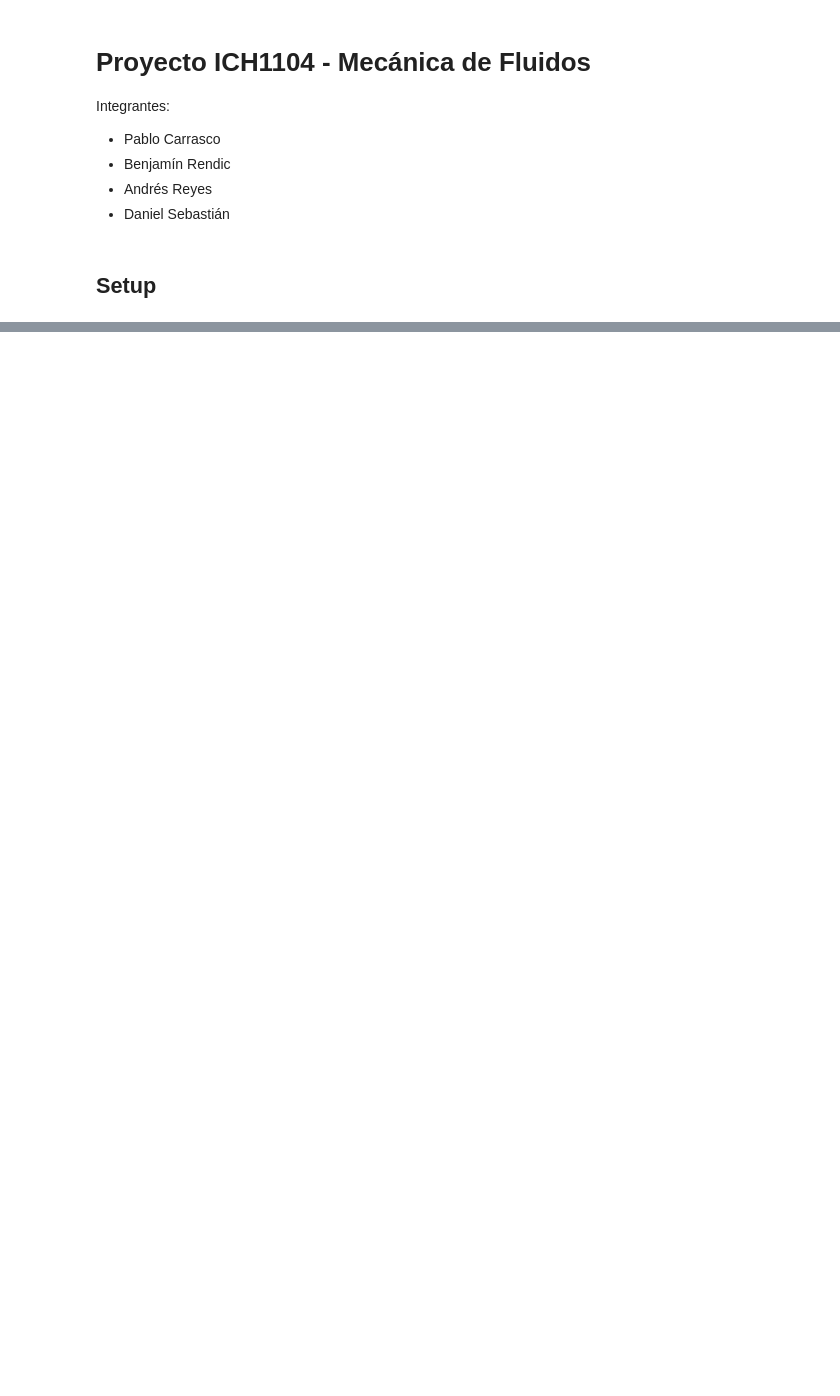
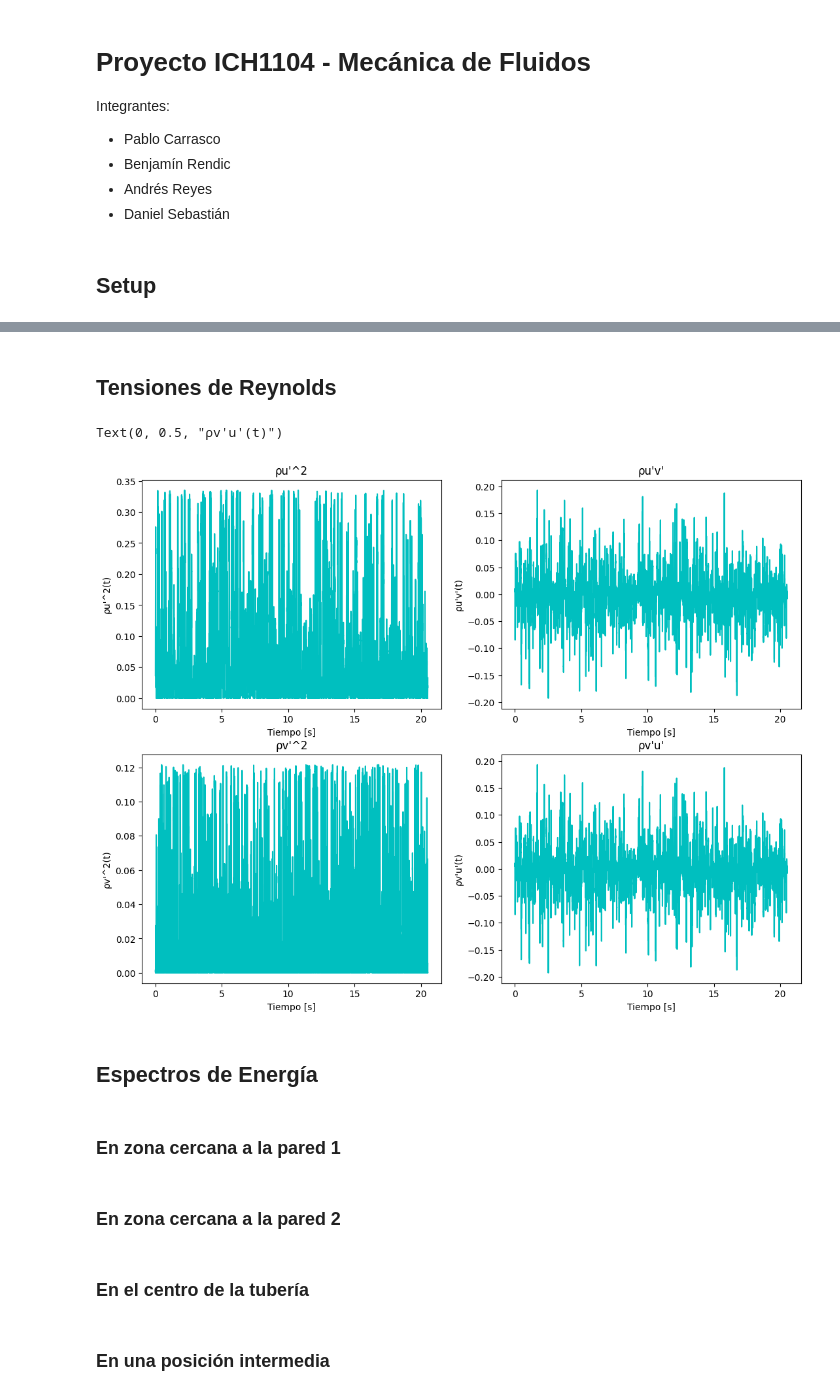
Before and after one commit to Daniel-SebastianGaete/ProyectoFluidos, a Jupyter notebook: main.ipynb, the cells around one changed output, grey strips where cells are left out. Drawn from its saved outputs; the diff is of its cells as text; code cells hidden in the pictures; blank space fills up the shorter version.

```diff
--- a/main.ipynb
+++ b/main.ipynb
@@ -89,0 +119,35 @@ plt.plot(psd[l])
+# %% [markdown]
+## Tensiones de Reynolds
+# %%
+fig,axis=plt.subplots(2,2, figsize=(13,10))
+
+plt.sca(axis[0][0])
+plt.plot(t_,rho*u_prima**2,color='c',)
+plt.title("ρu'^2")
+plt.xlabel('Tiempo [s]')
+plt.ylabel("ρu'^2(t)")
+
+plt.sca(axis[0][1])
+plt.plot(t_,rho*u_prima*v_prima,color='c',)
+plt.title("ρu'v'")
+plt.xlabel('Tiempo [s]')
+plt.ylabel("ρu'v'(t)")
+
+plt.sca(axis[1][0])
+plt.plot(t_,rho*v_prima**2,color='c',)
+plt.title("ρv'^2")
+plt.xlabel('Tiempo [s]')
+plt.ylabel("ρv'^2(t)")
+
+plt.sca(axis[1][1])
+plt.plot(t_,rho*v_prima*u_prima,color='c',)
+plt.title("ρv'u'")
+plt.xlabel('Tiempo [s]')
+plt.ylabel("ρv'u'(t)")
+# %% [output]
+Text(0, 0.5, "ρv'u'(t)")
+[figure, added]
+# %% [markdown]
+## Espectros de Energía
+# %% [markdown]
+### En zona cercana a la pared 1
@@ -89,0 +174,2 @@ plt.plot(psd[l])
+# %% [markdown]
+### En zona cercana a la pared 2
@@ -89,0 +196,2 @@ plt.plot(psd[l])
+# %% [markdown]
+### En el centro de la tubería
@@ -89,0 +218,2 @@ plt.plot(psd[l])
+# %% [markdown]
+### En una posición intermedia
```
Also changed, not shown: parts of 35 cells of this notebook.
